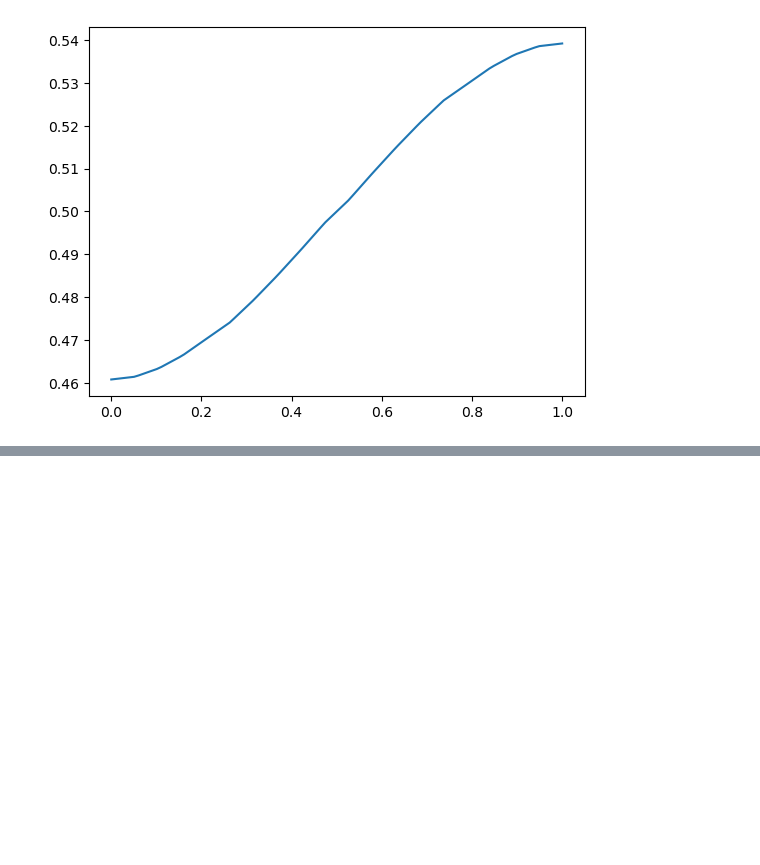
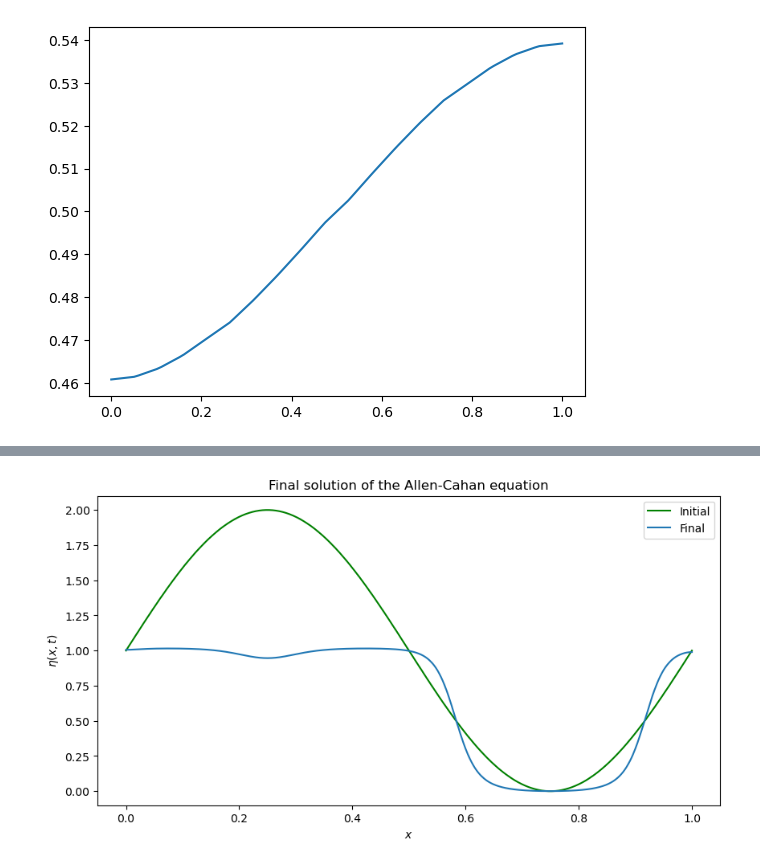
Before and after one commit to ananthkrishna96/Python-Allen-Cahn-FEM-Solver, a Jupyter notebook: Exercises.ipynb, the cells around one changed output, grey strips where cells are left out. Saved outputs shown, nothing was run; the diff lists cells and outputs as text; code cells hidden in the pictures; blank space fills up the shorter version.

```diff
--- a/Exercises.ipynb
+++ b/Exercises.ipynb
@@ -397,0 +504,85 @@ array([0.01170449, 0.01170449])
+# %%
+import numpy as np
+import scipy.interpolate as interp
+import numpy.polynomial.legendre as legendre
+from numpy import sin, pi, linspace, diff, einsum, array, zeros
+from numpy import unique, linalg
+import matplotlib.pyplot as plt
+
+
+t = sym.var('t')
+# f = 1 / (1 + 100 * (t - 0.5)**2) # Runge function
+f = t**2 * (t - 1)**2
+F = f.diff(t, 1)
+F = sym.lambdify(t,F, 'numpy')
+
+
+def solve_allen_cahan(eta_0_function, eps, dt, ndofs, degree):
+    n_steps = int(1/dt) + 1
+    q = linspace(0, 1, ndofs)
+
+    basis = []
+    for i in range(ndofs):
+        c = np.zeros_like(q)
+        c[i] = 1
+        bi = interp.PPoly.from_spline(interp.splrep(q, c, k=degree))
+        basis.append(bi)
+
+    intervals = unique(basis[0].x)
+
+    qp, w = legendre.leggauss(degree)
+    qp = (qp + 1) / 2  # Rescale the points to [0, 1]
+    w /= 2             # Rescale the weights
+
+    h = diff(intervals)
+    Q = array([intervals[i] + h[i] * qp for i in range(len(h))]).reshape((-1,))
+    W = array([w * h[i] for i in range(len(h))]).reshape((-1,))
+
+    m = len(basis)
+    dbasis = []
+    for i in range(m):
+        dbasis.append(basis[i].derivative(1))
+
+    Bq = array([basis[i](Q) for i in range(m)]).T
+    dBq = array([dbasis[i](Q) for i in range(m)]).T
+
+    M = einsum('qi, q, qj', Bq, W, Bq)
+    K = einsum('qi, q, qj', dBq, W, dBq)
+
+    eta = zeros((n_steps, ndofs))
+    eta[0] = eta_0_function(q)
+    b = M.dot(eta[0] - dt * F(eta[0]))
+
+    for i in range(1, n_steps):
+        A = M + dt * eps**2 * K
+        eta[i] = linalg.solve(A, b)
+        b = M.dot(eta[i] - dt * F(eta[i]))
+
+    return eta, basis
+
+
+#SOLVE
+eta, basis = solve_allen_cahan(lambda x: sin(2 * pi * x) + 1, 0.01, 0.1, 200, 3)
+
+
+def plot_final_solution(eta, basis, resolution):
+    x = linspace(0, 1, resolution)
+
+    B = zeros((resolution, len(basis)))
+    for i in range(len(basis)):
+        B[:, i] = basis[i](x)
+
+    p = eta[0]
+    final_eta = eta[-1]  # Extract the last time step
+
+    plot(x, B.dot(p),'g', label = "Initial")
+    plot(x, B.dot(final_eta), label = "Final")
+    xlabel("$x$")
+    ylabel("$\eta(x,t)$")
+    title("Final solution of the Allen-Cahan equation")
+    legend();
+
+figure(figsize=(10, 5))
+plot_final_solution(eta, basis, resolution=1000)
+# %% [output]
+[figure, added]
```
Also changed, not shown: parts of 9 cells of this notebook.
